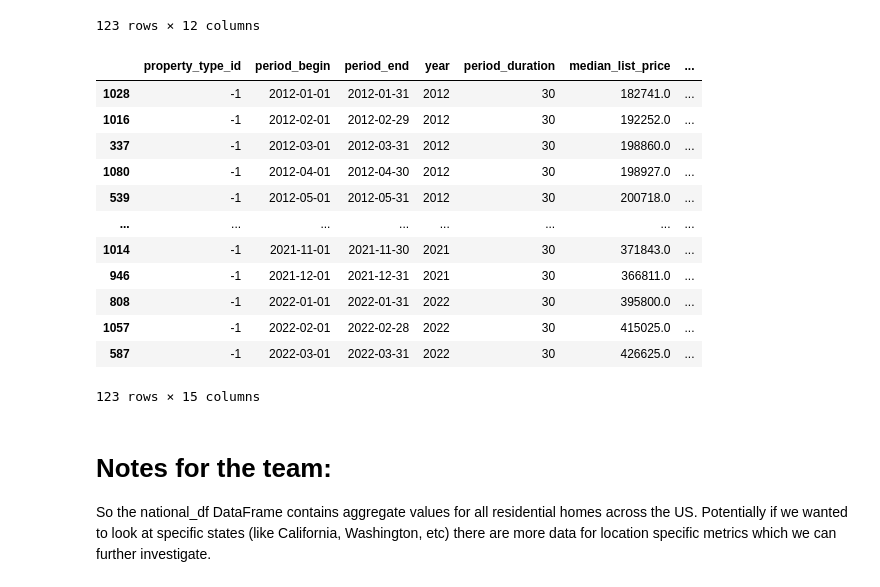
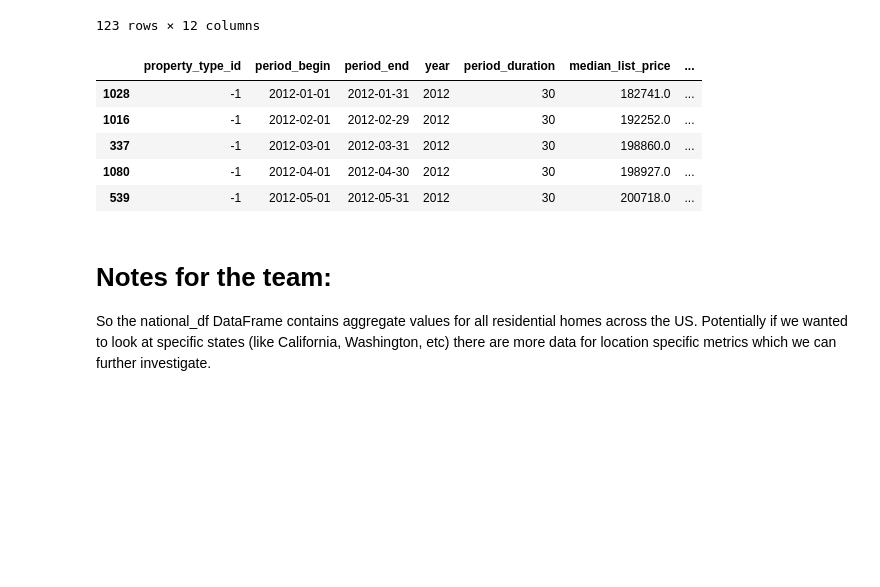
Before and after one commit to COGS118A/Group029-Sp22, a Jupyter notebook: COGS_118A_Project.ipynb, the cells around one changed output. Saved outputs shown, nothing was run; the diff lists cells and outputs as text; code cells hidden in the pictures; blank space fills up the shorter version.

```diff
--- a/COGS_118A_Project.ipynb
+++ b/COGS_118A_Project.ipynb
@@ -178,24 +181,17 @@ national_df
 | 587 | -1 | 2022-03-01 | 2022-03-31 | 2022 | 30 | 426625.0 | ... |
 123 rows × 12 columns
 # %%
-test = national_df.assign(adjusted_median_list_price = national_df['median_list_price'] / national_df['base_inflation'])
-test = test.assign(adjusted_median_sale_price = national_df['median_sale_price'] / national_df['base_inflation'])
-test = test.assign(adjusted_median_list_ppsf = national_df['median_list_ppsf'] / national_df['base_inflation'])
-test
+national_df = national_df.assign(adjusted_median_list_price = national_df['median_list_price'] / national_df['base_inflation'])
+national_df = national_df.assign(adjusted_median_sale_price = national_df['median_sale_price'] / national_df['base_inflation'])
+national_df = national_df.assign(adjusted_median_list_ppsf = national_df['median_list_ppsf'] / national_df['base_inflation'])
+national_df.head()
 # %% [output]
 |  | property_type_id | period_begin | period_end | year | period_duration | median_list_price | ... |
 | 1028 | -1 | 2012-01-01 | 2012-01-31 | 2012 | 30 | 182741.0 | ... |
 | 1016 | -1 | 2012-02-01 | 2012-02-29 | 2012 | 30 | 192252.0 | ... |
 | 337 | -1 | 2012-03-01 | 2012-03-31 | 2012 | 30 | 198860.0 | ... |
 | 1080 | -1 | 2012-04-01 | 2012-04-30 | 2012 | 30 | 198927.0 | ... |
 | 539 | -1 | 2012-05-01 | 2012-05-31 | 2012 | 30 | 200718.0 | ... |
-| ... | ... | ... | ... | ... | ... | ... | ... |
-| 1014 | -1 | 2021-11-01 | 2021-11-30 | 2021 | 30 | 371843.0 | ... |
-| 946 | -1 | 2021-12-01 | 2021-12-31 | 2021 | 30 | 366811.0 | ... |
-| 808 | -1 | 2022-01-01 | 2022-01-31 | 2022 | 30 | 395800.0 | ... |
-| 1057 | -1 | 2022-02-01 | 2022-02-28 | 2022 | 30 | 415025.0 | ... |
-| 587 | -1 | 2022-03-01 | 2022-03-31 | 2022 | 30 | 426625.0 | ... |
-123 rows × 15 columns
 # %% [markdown]
 # **Notes for the team:**
 So the national_df DataFrame contains aggregate values for all residential homes across the US. Potentially if we wanted to look at specific states (like California, Washington, etc) there are more data for location specific metrics which we can further investigate.
```
Also changed, not shown: parts of 10 cells of this notebook.
